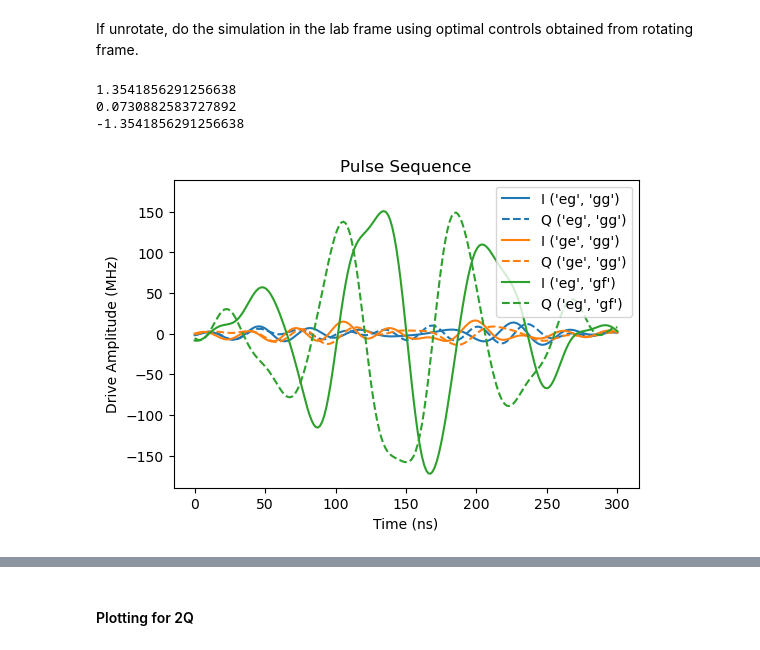
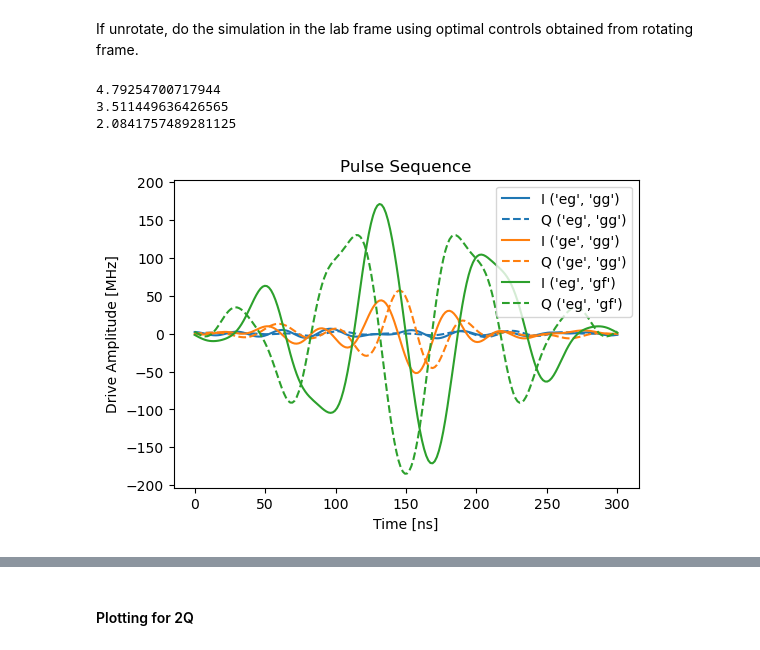
Before and after one commit to sebastienLeg/qutip_sims, a Jupyter notebook: qram_optimal_control.ipynb, the cells around one changed output, grey strips where cells are left out. Drawn from its saved outputs; the diff is of its cells as text; code cells hidden in the pictures.

```diff
--- a/qram_optimal_control.ipynb
+++ b/qram_optimal_control.ipynb
@@ -502,7 +514,7 @@ gg probabilty 0.22830798921219703
 # %% [markdown]
 If unrotate, do the simulation in the lab frame using optimal controls obtained from rotating frame.
 # %%
-unrotate = False
+unrotate = True
 rot_freq = frame_freq
 phase = 0
 if unrotate:
@@ -512,39 +524,39 @@ seq = PulseSequence(start_time=0)
 
 for q in qubits_pi:
     gstate = 'g'*qram.nqubits
     estate = gstate[:q]+'e'+gstate[q+1:]
     seq.pulse_IQ(wd=2*np.pi*(qubit_freqs[q]-rot_freq), amp=1, pulse_levels=[gstate, estate], I_values=I_values_pi[q], Q_values=Q_values_pi[q], phase=phase, times=times_pi, drive_qubit=q, t_start=0)
 
 for q in qubits_sb:
     gstate = 'g'*qram.nqubits
     eg_state = gstate[:q]+'e'+gstate[q+1:]
     gf_state = gstate[:1]+'f'+gstate[2:]
     seq.pulse_IQ(wd=2*np.pi*(freq_sb[q]-rot_freq), amp=1, pulse_levels=[eg_state, gf_state], I_values=I_values_sb[q], Q_values=Q_values_sb[q], phase=phase, times=times_sb, drive_qubit=1, t_start=0)
 
 envelope_seq = seq.get_envelope_seq()
 pulse_names = seq.get_pulse_names()
 ymax = 0
 for i, envelope in enumerate(envelope_seq):
     I_func, Q_func = envelope
     I_values = np.array([I_func(t)*1e3 for t in sample_times])
     Q_values = np.array([Q_func(t)*1e3 for t in sample_times])
     print(seq.pulse_freqs[i])
     plt.plot(sample_times, I_values, label=f'I {pulse_names[i]}', linestyle='-', color=default_colors[i])
     plt.plot(sample_times, Q_values, label=f'Q {pulse_names[i]}', linestyle='--', color=default_colors[i])
     ymax = max(ymax, max(abs(I_values)))
     ymax = max(ymax, max(abs(Q_values)))
 ymax = 1.1*ymax
-plt.xlabel('Time (ns)')
-plt.ylabel('Drive Amplitude (MHz)')
+plt.xlabel('Time [ns]')
+plt.ylabel('Drive Amplitude [MHz]')
 plt.ylim(-ymax, ymax)
 plt.title('Pulse Sequence')
 plt.legend()
 plt.show()
 # %% [output]
-1.3541856291256638
-0.0730882583727892
--1.3541856291256638
+4.79254700717944
+3.511449636426565
+2.0841757489281125
-[figure, old version]
+[figure, new version]
 # %%
 # psi0_name = 'eggg'
 # psi0_name = 'gfgg'
```
Also changed, not shown: parts of 10 cells of this notebook, 5 other files.
